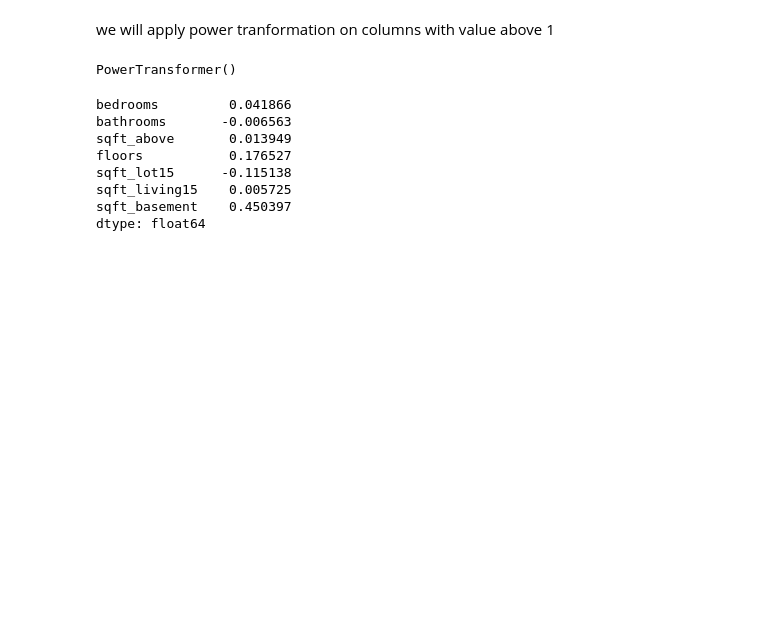
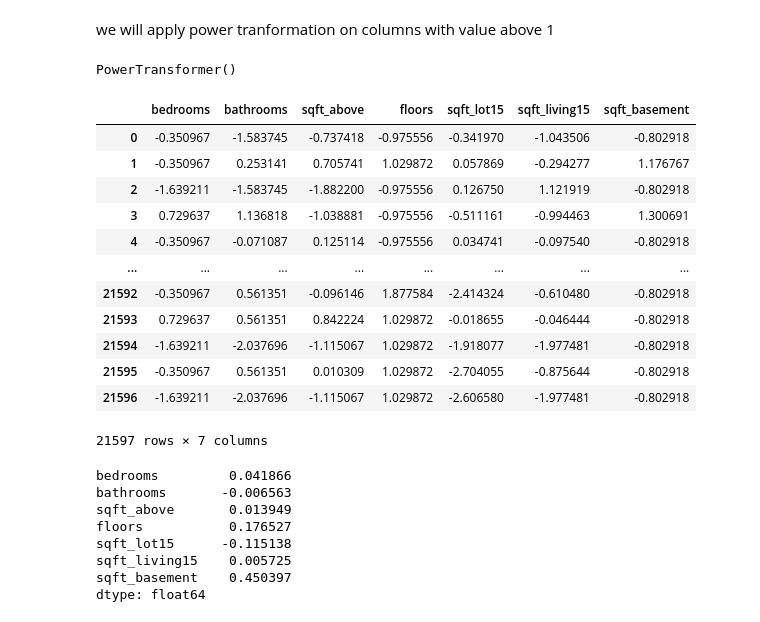
Before and after one commit to dubem12/final_project, a Jupyter notebook: notebooks/data-transformation-2.ipynb, the cells around one changed output. Drawn from its saved outputs; the diff is of its cells as text; code cells hidden in the pictures; blank space fills up the shorter version.

```diff
--- a/notebooks/data-transformation-2.ipynb
+++ b/notebooks/data-transformation-2.ipynb
@@ -89,6 +89,22 @@ if not isExist:
 filename = "num_transformer.pkl"
 with open(path+filename, "wb") as file:
   pickle.dump(pt, file)
+# %%
+num_transformed_df
+# %% [output]
+|  | bedrooms | bathrooms | sqft_above | floors | sqft_lot15 | sqft_living15 | sqft_basement |
+| 0 | -0.350967 | -1.583745 | -0.737418 | -0.975556 | -0.341970 | -1.043506 | -0.802918 |
+| 1 | -0.350967 | 0.253141 | 0.705741 | 1.029872 | 0.057869 | -0.294277 | 1.176767 |
+| 2 | -1.639211 | -1.583745 | -1.882200 | -0.975556 | 0.126750 | 1.121919 | -0.802918 |
+| 3 | 0.729637 | 1.136818 | -1.038881 | -0.975556 | -0.511161 | -0.994463 | 1.300691 |
+| 4 | -0.350967 | -0.071087 | 0.125114 | -0.975556 | 0.034741 | -0.097540 | -0.802918 |
+| ... | ... | ... | ... | ... | ... | ... | ... |
+| 21592 | -0.350967 | 0.561351 | -0.096146 | 1.877584 | -2.414324 | -0.610480 | -0.802918 |
+| 21593 | 0.729637 | 0.561351 | 0.842224 | 1.029872 | -0.018655 | -0.046444 | -0.802918 |
+| 21594 | -1.639211 | -2.037696 | -1.115067 | 1.029872 | -1.918077 | -1.977481 | -0.802918 |
+| 21595 | -0.350967 | 0.561351 | 0.010309 | 1.029872 | -2.704055 | -0.875644 | -0.802918 |
+| 21596 | -1.639211 | -2.037696 | -1.115067 | 1.029872 | -2.606580 | -1.977481 | -0.802918 |
+21597 rows × 7 columns
 # %%
 #check skewness
 print(num_transformed_df.skew())
```
Also changed, not shown: parts of 13 cells of this notebook, 6 other files.
